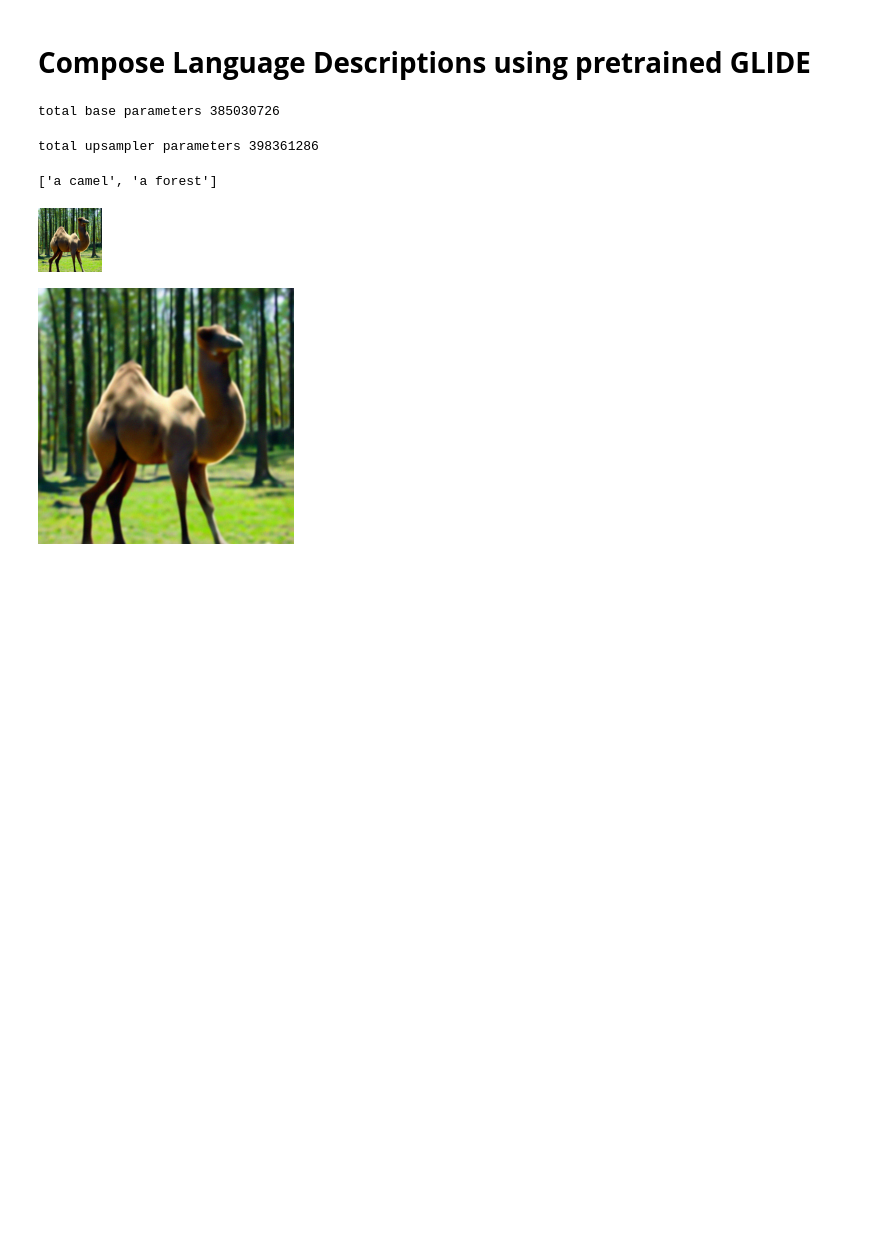
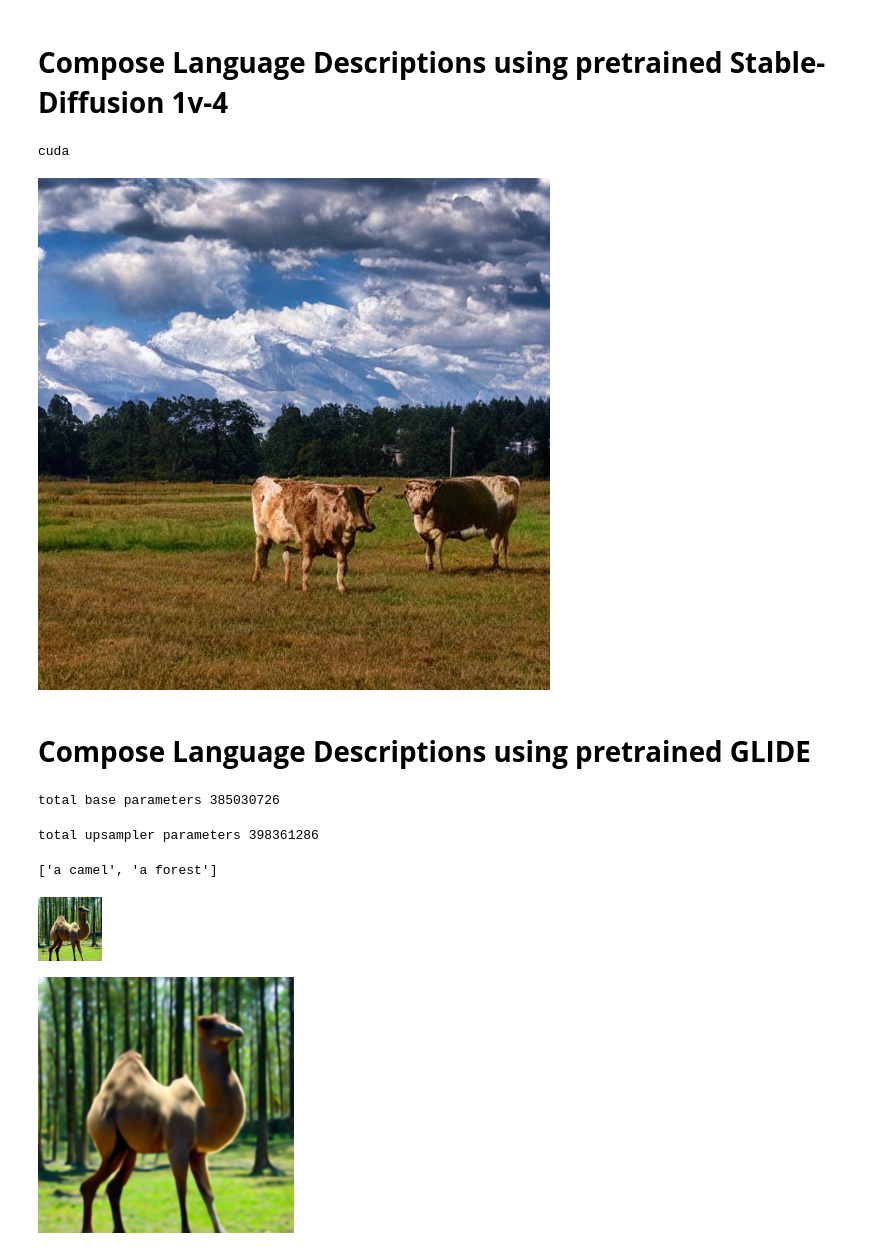
Before and after one commit to energy-based-model/Compositional-Visual-Generation-with-Composable-Diffusion-Models-PyTorch, a Jupyter notebook: notebooks/demo.ipynb, the cells around one changed output. Drawn from its saved outputs; the diff is of its cells as text; code cells hidden in the pictures; blank space fills up the shorter version.

Commit message:
add stable diffusion model for compositional generation

```diff
--- a/notebooks/demo.ipynb
+++ b/notebooks/demo.ipynb
@@ -25,3 +25,35 @@ Requirement already satisfied: MarkupSafe>=0.23 in /usr/local/lib/python3.7/dist
+# %% [markdown]
+# **Compose Language Descriptions using pretrained Stable-Diffusion 1v-4**
+# %%
+import torch
+
+from PIL import Image
+from torch import autocast
+from diffusers import StableDiffusionPipeline
+
+has_cuda = torch.cuda.is_available()
+device = torch.device('cpu' if not has_cuda else 'cuda')
+print(device)
+
+# initialize stable diffusion model
+pipe = StableDiffusionPipeline.from_pretrained(
+    "CompVis/stable-diffusion-v1-4",
+    use_auth_token='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'
+).to(device)
+# %% [output]
+cuda
+# %%
+# Sampling parameters
+#@markdown `prompt`: when composing  multiple sentences, using `|` as the delimiter.
+prompt = "mountains in the background |  a blue sky | cows on a pasture" #@param{type: 'string'}
+scale = 10 #@param{type: 'number'}
+steps = 50 #@param{type: 'number'}
+
+with autocast('cpu' if not has_cuda else 'cuda'):
+    image = pipe(prompt, scale=scale, num_inference_steps=steps)["sample"][0]
+    display(image)
+# %% [output]
+[figure, added]
 # %% [markdown]
 # **Compose Language Descriptions using pretrained GLIDE**
 # %%
```
Also changed, not shown: parts of 2 cells of this notebook, 1 other file.
